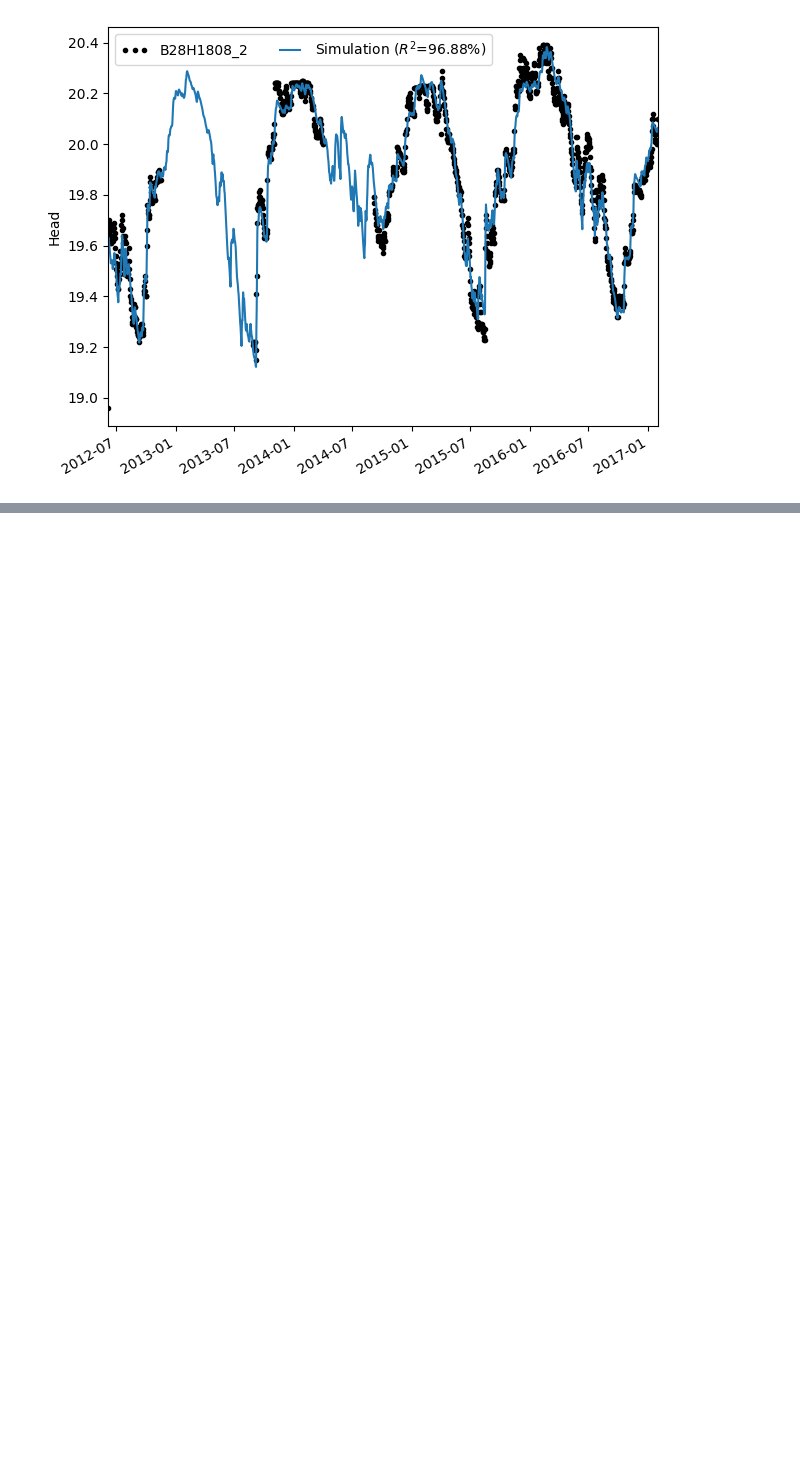
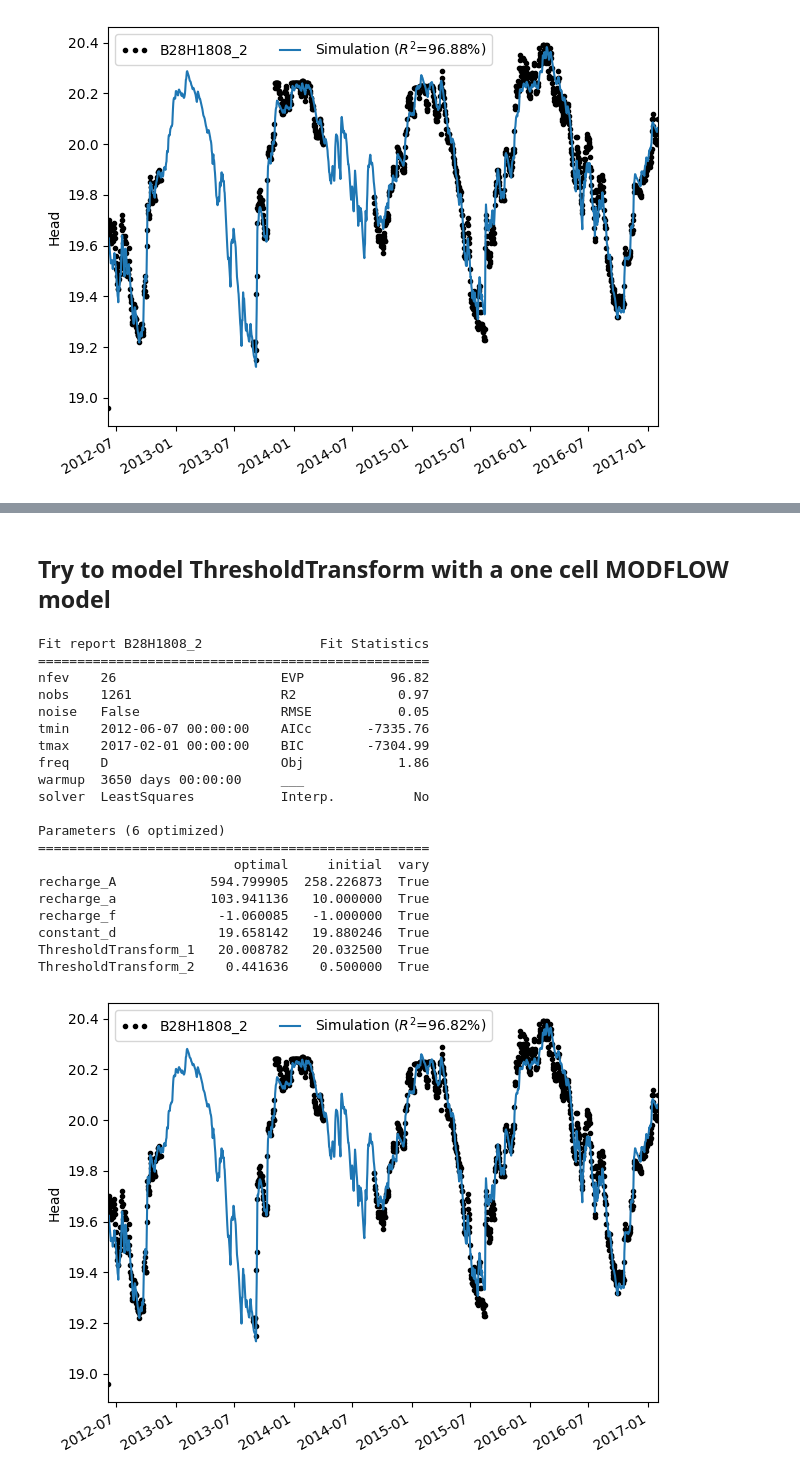
Before and after one commit to pastas/pastas-plugins, a Jupyter notebook: docs/examples/modflow_drn.ipynb, the cells around one changed output, grey strips where cells are left out. Cells and saved outputs as stored; diff of their text form; code cells hidden in the pictures; blank space fills up the shorter version.

```diff
--- a/docs/examples/modflow_drn.ipynb
+++ b/docs/examples/modflow_drn.ipynb
@@ -105 +104,31 @@ Model is not optimized yet, initial parameters are used.
 [figure]
+# %% [markdown]
+## Try to model ThresholdTransform with a one cell MODFLOW model
+# %%
+ml_tt = ps.Model(head)
+ml_tt.add_stressmodel(ps.RechargeModel(prec=prec, evap=evap, rfunc=ps.Exponential()))
+ml_tt.add_transform(ps.ThresholdTransform())
+ml_tt.solve()
+ml_tt.plot();
+# %% [output]
+Fit report B28H1808_2               Fit Statistics
+==================================================
+nfev    26                     EVP           96.82
+nobs    1261                   R2             0.97
+noise   False                  RMSE           0.05
+tmin    2012-06-07 00:00:00    AICc       -7335.76
+tmax    2017-02-01 00:00:00    BIC        -7304.99
+freq    D                      Obj            1.86
+warmup  3650 days 00:00:00     ___
+solver  LeastSquares           Interp.          No
+
+Parameters (6 optimized)
+==================================================
+                         optimal     initial  vary
+recharge_A            594.799905  258.226873  True
+recharge_a            103.941136   10.000000  True
+recharge_f             -1.060085   -1.000000  True
+constant_d             19.658142   19.880246  True
+ThresholdTransform_1   20.008782   20.032500  True
+ThresholdTransform_2    0.441636    0.500000  True
+[figure, added]
```
Also changed, not shown: parts of 13 cells of this notebook, 2 other files.
